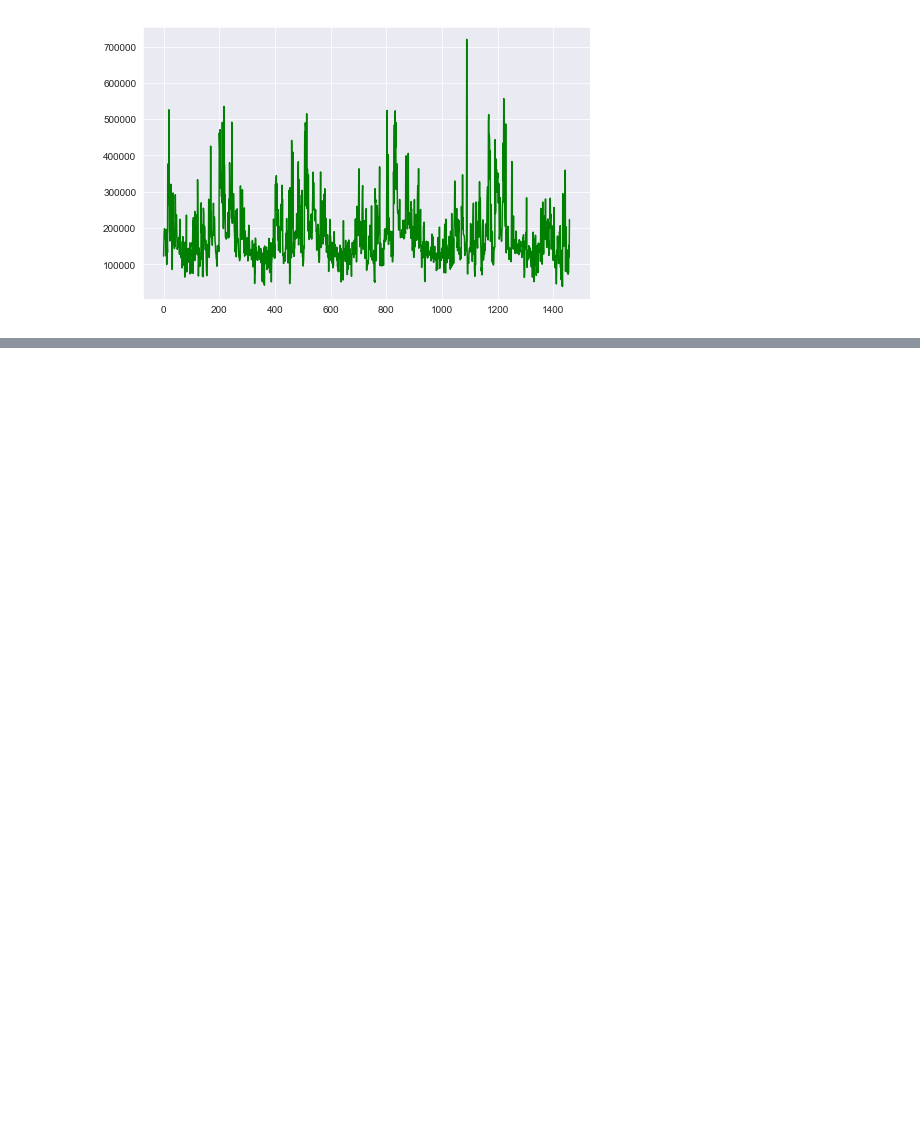
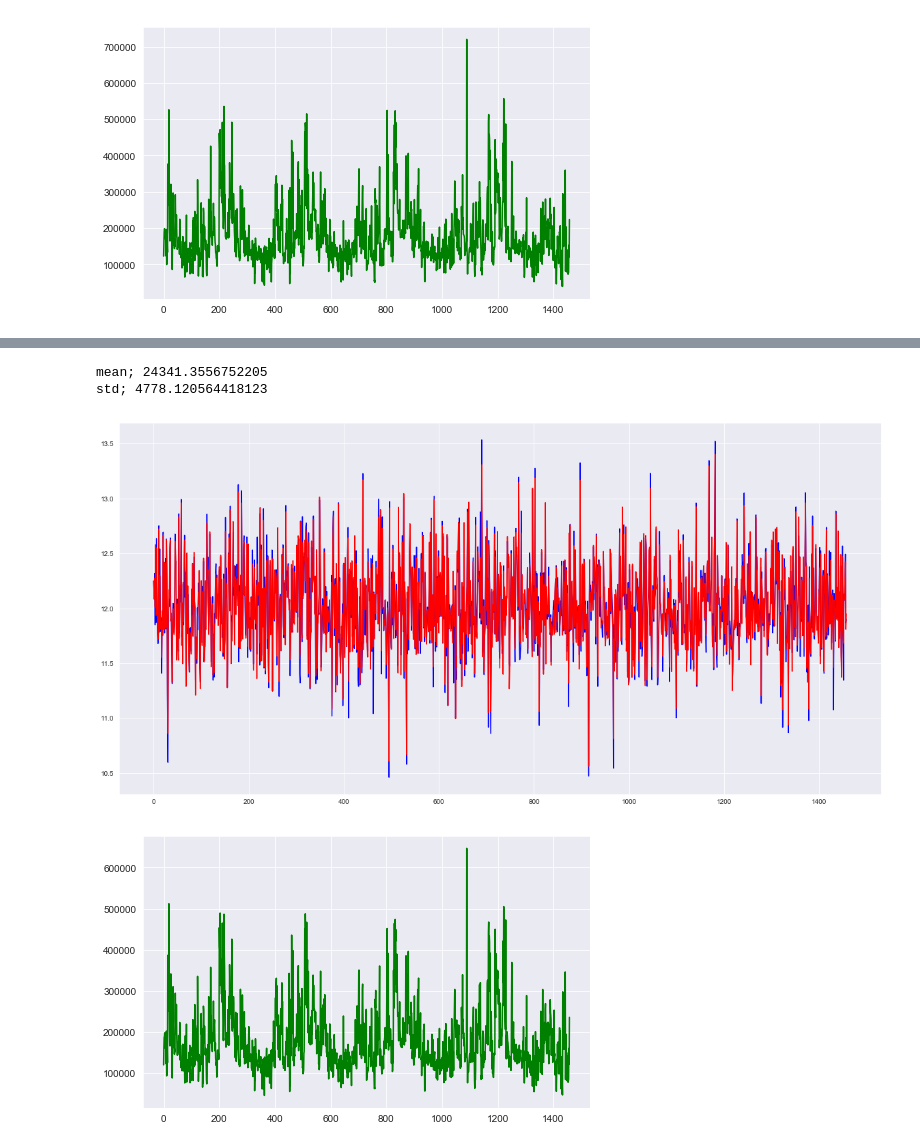
Before and after one commit to neohung/ml_note, a Jupyter notebook: lesson/kaggle_house_prices/Untitled.ipynb, the cells around one changed output, grey strips where cells are left out. Drawn from its saved outputs; the diff is of its cells as text; code cells hidden in the pictures; blank space fills up the shorter version.

```diff
--- a/lesson/kaggle_house_prices/Untitled.ipynb
+++ b/lesson/kaggle_house_prices/Untitled.ipynb
@@ -339,0 +372,59 @@ plt.show()
+# %%
+from xgboost import XGBRegressor
+#XGBRegressor(base_score=0.5, colsample_bylevel=1, colsample_bytree=1, gamma=0,
+#       learning_rate=0.08, max_delta_step=0, max_depth=7,
+#       min_child_weight=1, missing=None, n_estimators=100, nthread=-1,
+#       objective='reg:linear', reg_alpha=0, reg_lambda=1,
+#       scale_pos_weight=1, seed=0, silent=True, subsample=0.75)
+
+ml_dict = {'ml': XGBRegressor()}
+model = ml_dict['ml']
+kf = KFold(n_splits=5, shuffle=True, random_state=123)
+for train_index, validation_index in kf.split(X):
+    x_train = X.iloc[train_index]
+    y_train = y[train_index]
+    x_val = X.iloc[validation_index]
+    y_val = y[validation_index]
+    eval_set =  [(x_val, y_val)]
+    #model.fit(x_train, y_train, early_stopping_rounds=10, eval_metric="auc",eval_set=eval_set, verbose=True)
+    model.fit(x_train, y_train, verbose=True)
+    prediction = model.predict(x_val)
+    prediction_exp = [np.exp(i) for i in prediction]
+    y_exp = [np.exp(i) for i in y_val]
+    rms_kfold.append(np.sqrt(metrics.mean_squared_error(y_pred=prediction_exp,y_true=y_exp)))
+
+print("mean; " + str(np.mean(rms_kfold)))
+print("std; " + str(np.std(rms_kfold)))
+
+model = ml_dict['ml']
+model.fit(X,y)
+draw_prediction=model.predict(X)
+
+import matplotlib.pyplot as plt
+%matplotlib inline
+plt.figure(figsize=(20,10))
+drawx = np.arange(len(y))
+plt.plot(drawx,y,c='b')
+plt.plot(drawx,draw_prediction,c='r')
+plt.show()
+
+prediction = model.predict(X2)
+prediction_exp = [np.exp(i) for i in prediction]
+import matplotlib.pyplot as plt
+%matplotlib inline
+plt.figure(figsize=(8,5))
+
+X2 = test.iloc[:,:]
+x = np.arange(len(X2))
+plt.plot(x,prediction_exp,c='g')
+plt.show()
+# Output Result
+result_pd = pd.DataFrame(prediction_exp,columns=['SalePrice'])
+result_pd.index += 1461
+result_pd.head()
+result_pd.to_csv('result.csv',index=True, index_label='Id')
+# %% [output]
+mean; 24341.3556752205
+std; 4778.120564418123
+[figure, added]
+[figure, added]
```
Also changed, not shown: parts of 3 cells of this notebook, 2 other files.
